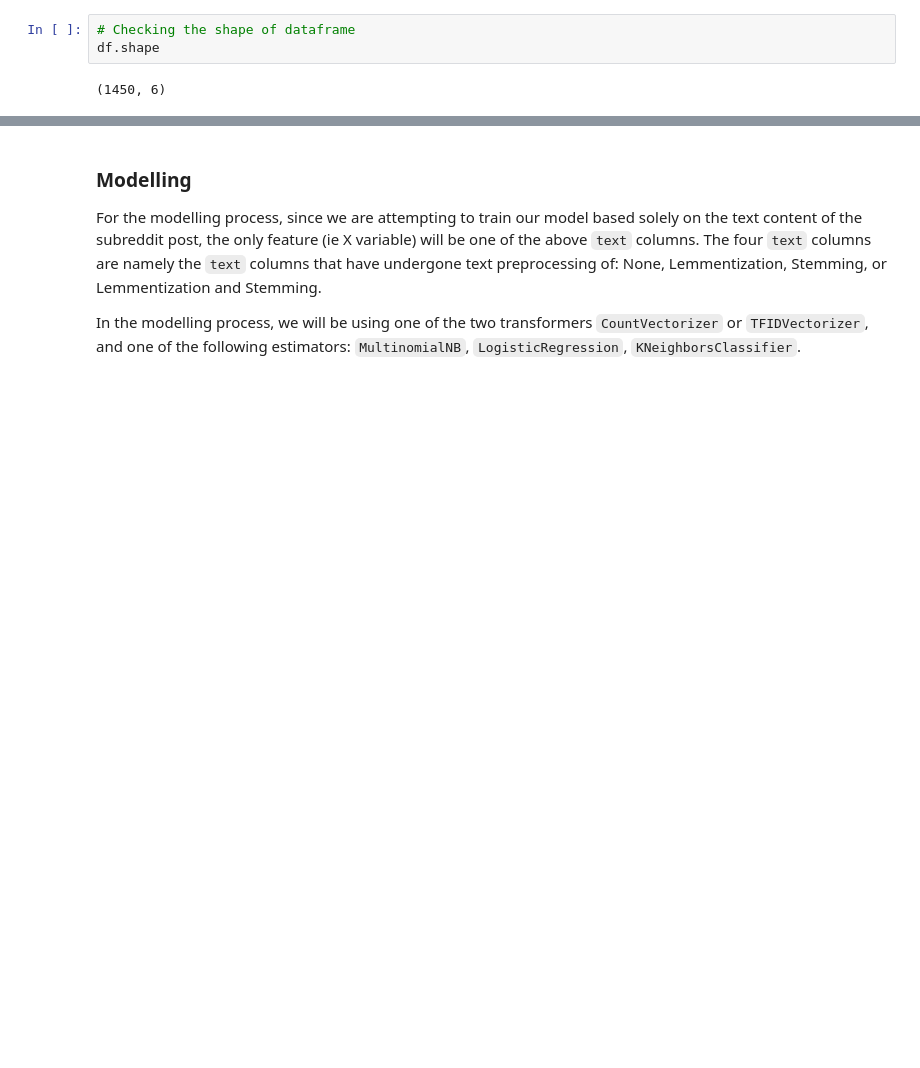
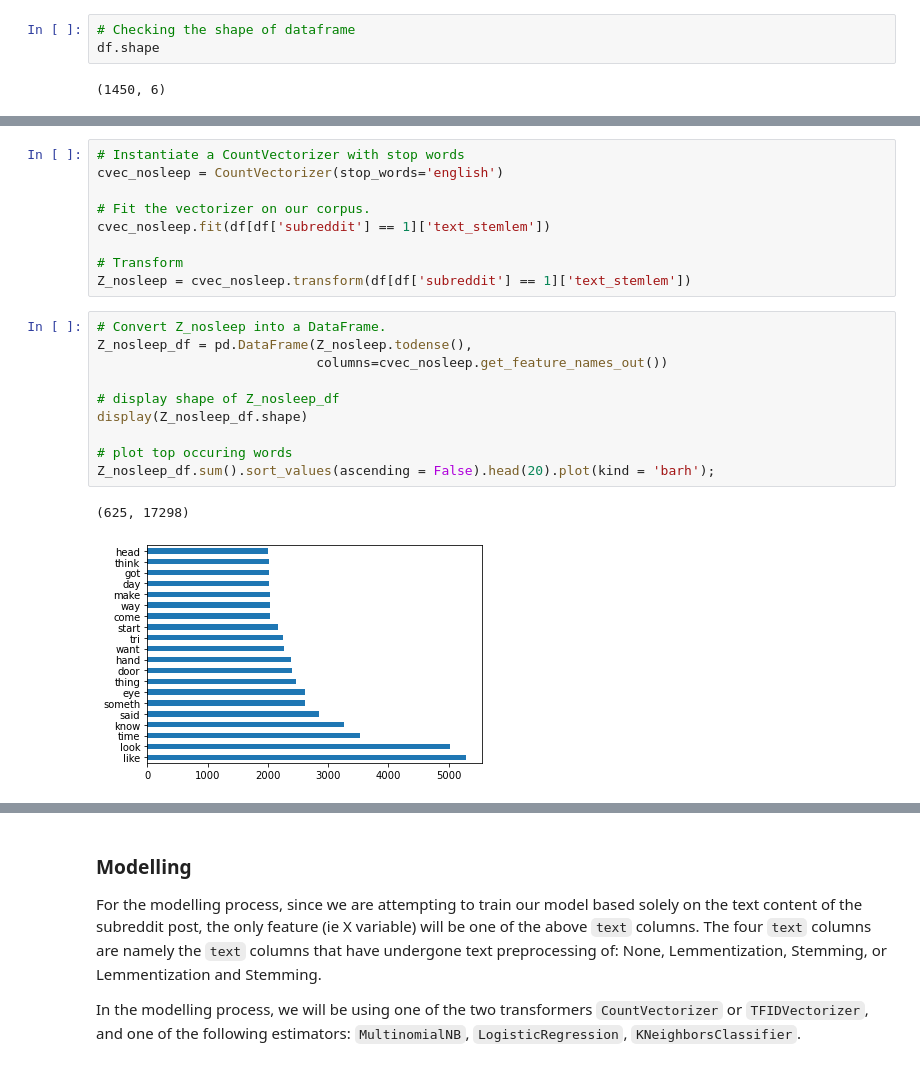
Before and after one commit to Yongfahaik/GA_projects, a Jupyter notebook: project_3/code/03_Modelling_and_Analysis.ipynb, the cells around one changed output, grey strips where cells are left out. Saved outputs shown, nothing was run; the diff lists cells and outputs as text; blank space fills up the shorter version.

```diff
--- a/project_3/code/03_Modelling_and_Analysis.ipynb
+++ b/project_3/code/03_Modelling_and_Analysis.ipynb
@@ -60,0 +65,22 @@ df.shape
+# %%
+# Instantiate a CountVectorizer with stop words
+cvec_nosleep = CountVectorizer(stop_words='english')
+
+# Fit the vectorizer on our corpus.
+cvec_nosleep.fit(df[df['subreddit'] == 1]['text_stemlem'])
+
+# Transform
+Z_nosleep = cvec_nosleep.transform(df[df['subreddit'] == 1]['text_stemlem'])
+# %%
+# Convert Z_nosleep into a DataFrame.
+Z_nosleep_df = pd.DataFrame(Z_nosleep.todense(),
+                            columns=cvec_nosleep.get_feature_names_out())
+
+# display shape of Z_nosleep_df
+display(Z_nosleep_df.shape)
+
+# plot top occuring words
+Z_nosleep_df.sum().sort_values(ascending = False).head(20).plot(kind = 'barh');
+# %% [output]
+(625, 17298)
+[figure, added]
```
Also changed, not shown: parts of 73 cells of this notebook.
